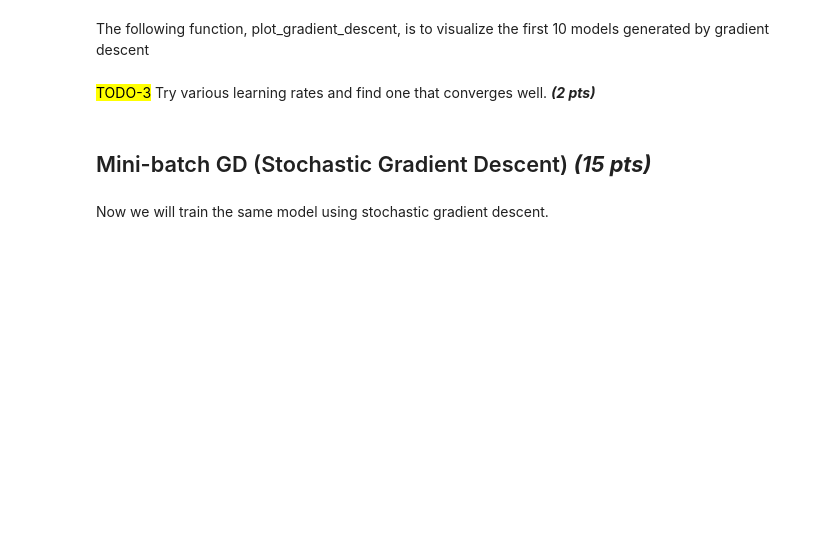
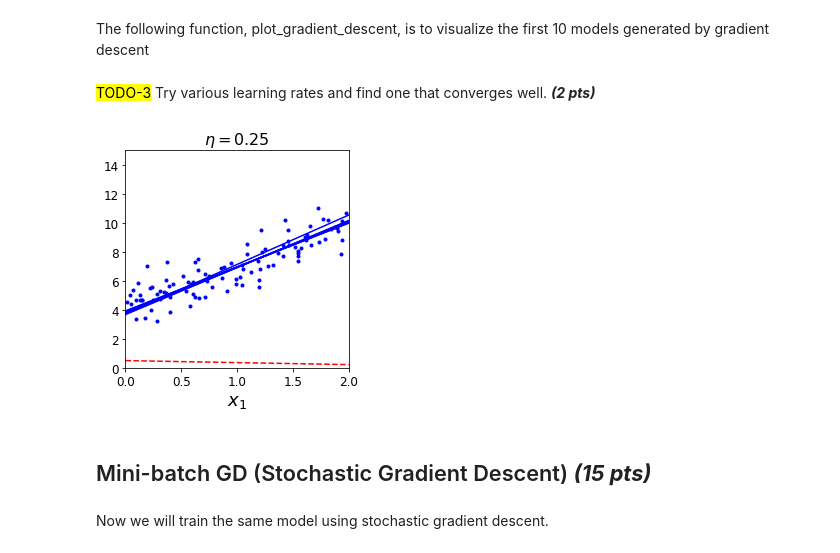
Before and after one commit to kalebmes/Machine-Learning-Repo, a Jupyter notebook: Homeworks/CS376_HW1.ipynb, the cells around one changed output. Cells and saved outputs as stored; diff of their text form; code cells hidden in the pictures; blank space fills up the shorter version.

```diff
--- a/Homeworks/CS376_HW1.ipynb
+++ b/Homeworks/CS376_HW1.ipynb
@@ -89,7 +154,7 @@ $$\hat{\boldsymbol{\theta}} = (\mathbf{X}^T \mathbf{X})^{-1} \mathbf{X}^T \mathb
 # %%
 def solve_normal_eq(X, y):
     ######## TODO ########
-
+    theta_best = np.dot(np.dot(np.linalg.inv(np.dot(X.T, X)), X.T), y)
     ######################
     return theta_best
 # %%
@@ -134,8 +205,9 @@ $
 # %%
 def linear_mse_gradient_update(X, y, theta, m, eta):
     ######## TODO ########
-
-    ######################
+    theta_next = theta - (eta*2/m) * np.dot(X.T, np.dot(X, theta) - y)
+    #############
+    # #########
     return theta_next
 # %% [markdown]
 The following function, plot_gradient_descent, is to visualize the first 10 models generated by gradient descent
@@ -162,14 +234,16 @@ def plot_gradient_descent(theta, eta, theta_path=None):
 <mark>TODO-3</mark> Try various learning rates and find one that converges well. ***(2 pts)***
 # %%
 ######## TODO ########
-eta_best = ?
+eta_best = 0.25
 ######################
 
 np.random.seed(42)
 theta = np.random.randn(2,1)  # random initialization
 
 plt.figure(figsize=(4,4))
 plot_gradient_descent(theta, eta=eta_best, theta_path=theta_path_bgd)
+# %% [output]
+[figure, added]
 # %% [markdown]
 ## Mini-batch GD (Stochastic Gradient Descent) ***(15 pts)***
 # %% [markdown]
```
Also changed, not shown: parts of 31 cells of this notebook, 6 other files.
